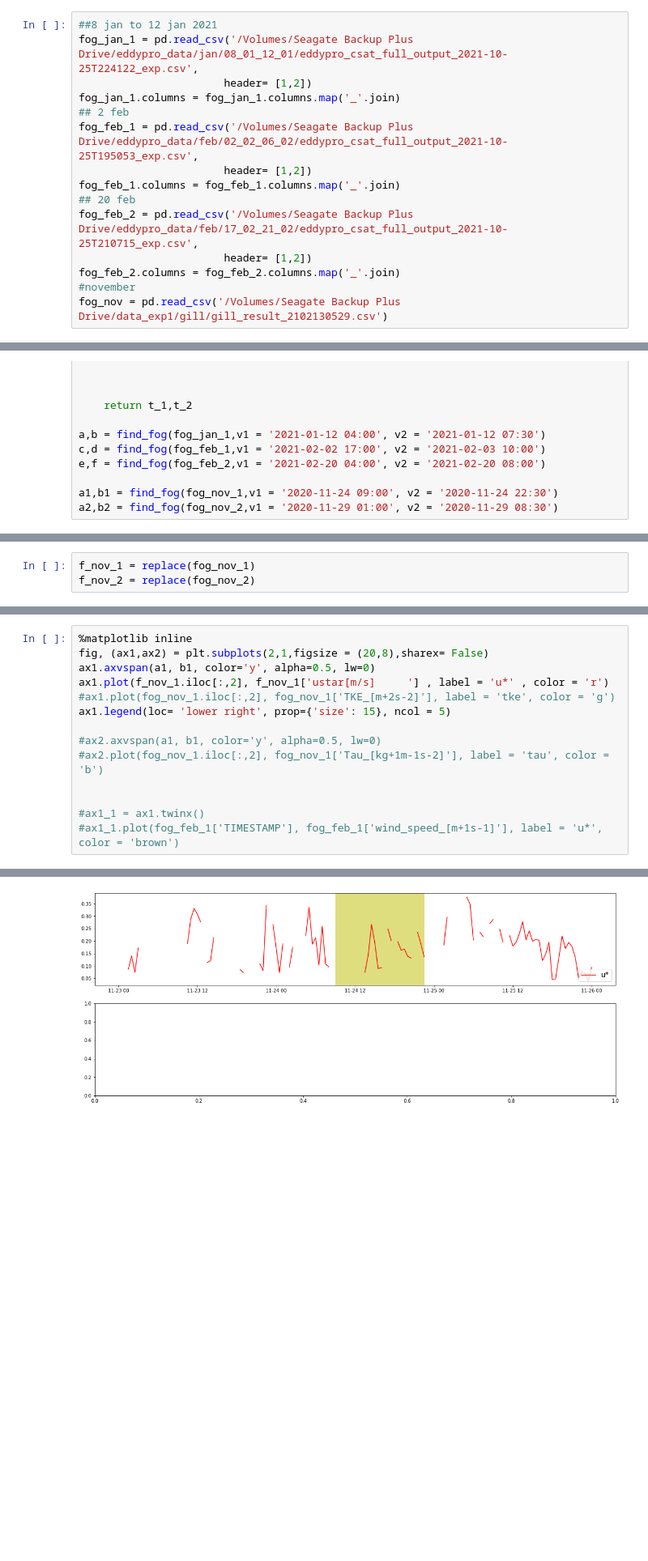
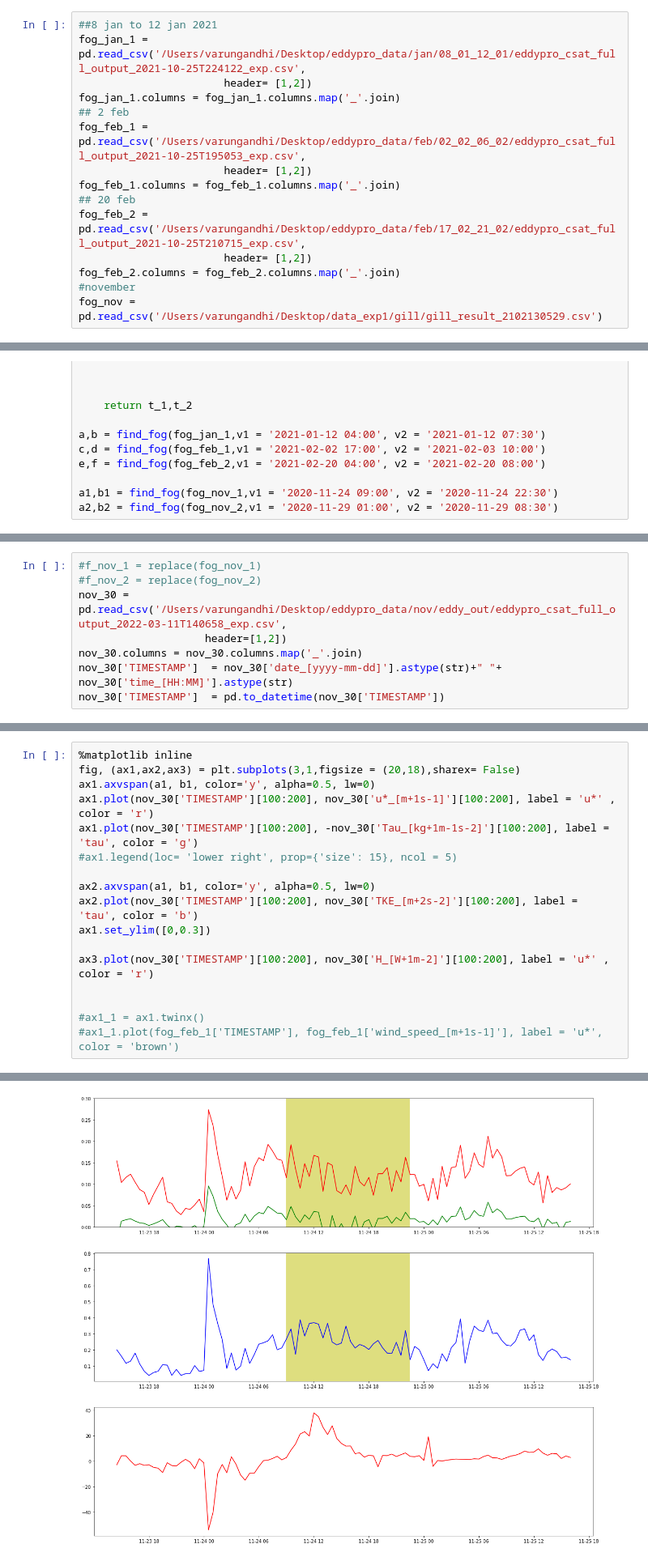
Before and after one commit to arunissun/visualization-of-climate-data-, a Jupyter notebook: ustar,tke.ipynb, the cells around one changed output, grey strips where cells are left out. Shown: that part at 81% size. Cells and saved outputs as stored; diff of their text form; blank space fills up the shorter version.

```diff
--- a/ustar,tke.ipynb
+++ b/ustar,tke.ipynb
@@ -6,18 +10,18 @@ import datetime as dt
 # %%
 ##8 jan to 12 jan 2021
-fog_jan_1 = pd.read_csv('/Volumes/Seagate Backup Plus Drive/eddypro_data/jan/08_01_12_01/eddypro_csat_full_output_2021-10-25T224122_exp.csv',
+fog_jan_1 = pd.read_csv('/Users/varungandhi/Desktop/eddypro_data/jan/08_01_12_01/eddypro_csat_full_output_2021-10-25T224122_exp.csv',
                        header= [1,2])
 fog_jan_1.columns = fog_jan_1.columns.map('_'.join)
 ## 2 feb
-fog_feb_1 = pd.read_csv('/Volumes/Seagate Backup Plus Drive/eddypro_data/feb/02_02_06_02/eddypro_csat_full_output_2021-10-25T195053_exp.csv',
+fog_feb_1 = pd.read_csv('/Users/varungandhi/Desktop/eddypro_data/feb/02_02_06_02/eddypro_csat_full_output_2021-10-25T195053_exp.csv',
                        header= [1,2])
 fog_feb_1.columns = fog_feb_1.columns.map('_'.join)
 ## 20 feb
-fog_feb_2 = pd.read_csv('/Volumes/Seagate Backup Plus Drive/eddypro_data/feb/17_02_21_02/eddypro_csat_full_output_2021-10-25T210715_exp.csv',
+fog_feb_2 = pd.read_csv('/Users/varungandhi/Desktop/eddypro_data/feb/17_02_21_02/eddypro_csat_full_output_2021-10-25T210715_exp.csv',
                        header= [1,2])
 fog_feb_2.columns = fog_feb_2.columns.map('_'.join)
 #november
-fog_nov = pd.read_csv('/Volumes/Seagate Backup Plus Drive/data_exp1/gill/gill_result_2102130529.csv')
+fog_nov = pd.read_csv('/Users/varungandhi/Desktop/data_exp1/gill/gill_result_2102130529.csv')
 # %%
 fog_jan_1['TIMESTAMP'] = fog_jan_1['date_[yyyy-mm-dd]'].astype(str)+" "+ fog_jan_1['time_[HH:MM]'].astype(str)
 fog_feb_1['TIMESTAMP'] = fog_feb_1['date_[yyyy-mm-dd]'].astype(str)+" "+ fog_feb_1['time_[HH:MM]'].astype(str)
@@ -162,5 +166,10 @@ ax2.plot(fog_feb_2['TIMESTAMP'], fog_feb_2['Tau_[kg+1m-1s-2]'], label = 'tau', c
 [<matplotlib.lines.Line2D at 0x...>]
 [figure]
 # %%
-f_nov_1 = replace(fog_nov_1)
-f_nov_2 = replace(fog_nov_2)
+#f_nov_1 = replace(fog_nov_1)
+#f_nov_2 = replace(fog_nov_2)
+nov_30 = pd.read_csv('/Users/varungandhi/Desktop/eddypro_data/nov/eddy_out/eddypro_csat_full_output_2022-03-11T140658_exp.csv',
+                    header=[1,2])
+nov_30.columns = nov_30.columns.map('_'.join)
+nov_30['TIMESTAMP']  = nov_30['date_[yyyy-mm-dd]'].astype(str)+" "+ nov_30['time_[HH:MM]'].astype(str)
+nov_30['TIMESTAMP']  = pd.to_datetime(nov_30['TIMESTAMP'])
@@ -172,13 +176,16 @@ See the caveats in the documentation: https://pandas.pydata.org/pandas-docs/stab
 # %%
 %matplotlib inline
-fig, (ax1,ax2) = plt.subplots(2,1,figsize = (20,8),sharex= False)
+fig, (ax1,ax2,ax3) = plt.subplots(3,1,figsize = (20,18),sharex= False)
 ax1.axvspan(a1, b1, color='y', alpha=0.5, lw=0)
-ax1.plot(f_nov_1.iloc[:,2], f_nov_1['ustar[m/s]     '] , label = 'u*' , color = 'r')
-#ax1.plot(fog_nov_1.iloc[:,2], fog_nov_1['TKE_[m+2s-2]'], label = 'tke', color = 'g')
-ax1.legend(loc= 'lower right', prop={'size': 15}, ncol = 5)
+ax1.plot(nov_30['TIMESTAMP'][100:200], nov_30['u*_[m+1s-1]'][100:200], label = 'u*' , color = 'r')
+ax1.plot(nov_30['TIMESTAMP'][100:200], -nov_30['Tau_[kg+1m-1s-2]'][100:200], label = 'tau', color = 'g')
+#ax1.legend(loc= 'lower right', prop={'size': 15}, ncol = 5)
 
-#ax2.axvspan(a1, b1, color='y', alpha=0.5, lw=0)
-#ax2.plot(fog_nov_1.iloc[:,2], fog_nov_1['Tau_[kg+1m-1s-2]'], label = 'tau', color = 'b')
+ax2.axvspan(a1, b1, color='y', alpha=0.5, lw=0)
+ax2.plot(nov_30['TIMESTAMP'][100:200], nov_30['TKE_[m+2s-2]'][100:200], label = 'tau', color = 'b')
+ax1.set_ylim([0,0.3])
+
+ax3.plot(nov_30['TIMESTAMP'][100:200], nov_30['H_[W+1m-2]'][100:200], label = 'u*' , color = 'r')
 
 
 #ax1_1 = ax1.twinx()
@@ -188,4 +195,4 @@ ax1.legend(loc= 'lower right', prop={'size': 15}, ncol = 5)
-[figure, old version]
+[figure, new version]
 # %%
 %matplotlib inline
 fig, (ax1,ax2) = plt.subplots(2,1,figsize = (20,8),sharex= False)
```
Also changed, not shown: parts of 19 cells of this notebook, 5 other files.
